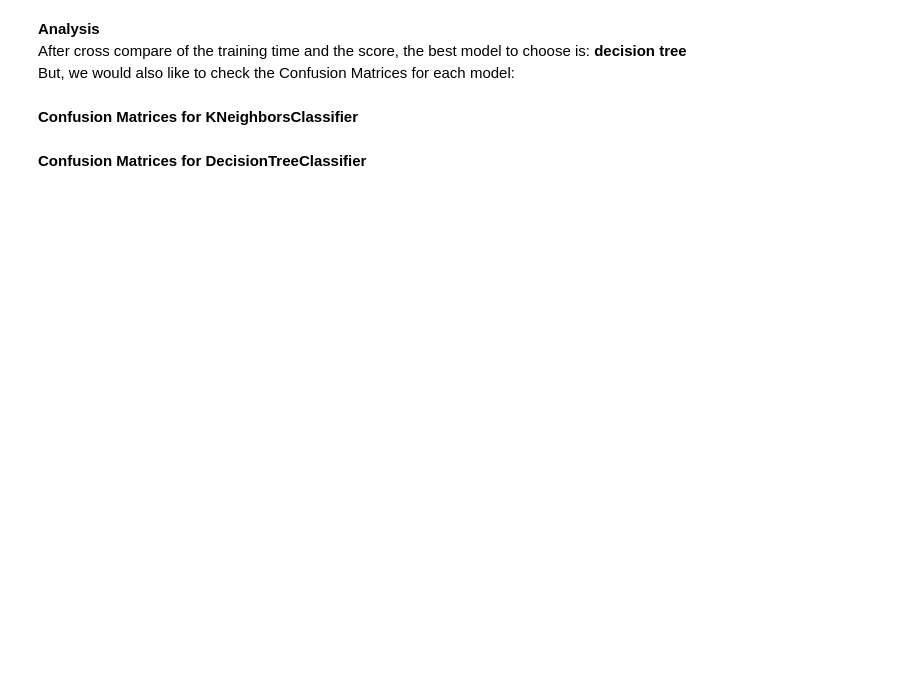
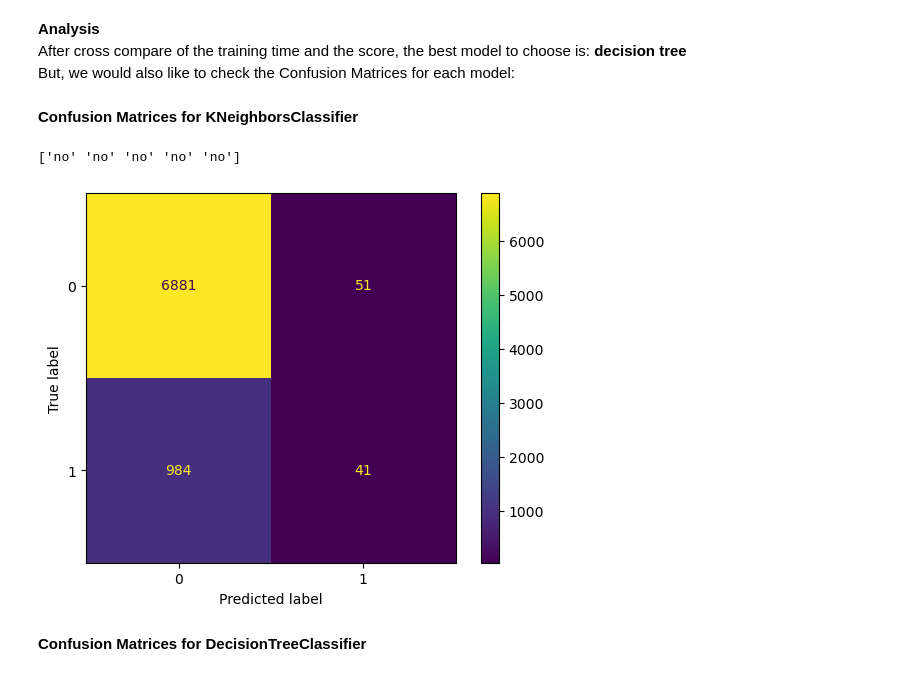
Before and after one commit to bohu2023/bank_marketing_analysis, a Jupyter notebook: solution.ipynb, the cells around one changed output. Saved outputs shown, nothing was run; the diff lists cells and outputs as text; code cells hidden in the pictures; blank space fills up the shorter version.

```diff
--- a/solution.ipynb
+++ b/solution.ipynb
@@ -320,9 +442,9 @@ print(f'Best parameters: {best_params}')
 # %%
 tree_pipe = Pipeline([('transform', transformer), ('model', DecisionTreeClassifier())])
 params = {'model__max_depth': [2,3, 4, 5, 8, 10],
-         'model__min_samples_split': [0.05, 0.1, 0.2, 0.05],
+         'model__min_samples_split': [0.01,0.05],
           'model__criterion': ["gini", "entropy"],
-          'model__min_samples_leaf': [0.05, 0.1, 0.2, 0.05]
+          'model__min_samples_leaf': [0.01, 0.05]
          }
 
 grid = GridSearchCV(tree_pipe, param_grid=params)
@@ -397,14 +533,17 @@ But, we would also like to check the Confusion Matrices for each model:
 **Confusion Matrices for KNeighborsClassifier**
 # %%
 test_pipe = Pipeline([('transformer', transformer),
-                    ('model', KNeighborsClassifier(n_neighbors=19, weights='uniform', p=1))])
+                    ('model', KNeighborsClassifier(n_neighbors=17, weights='uniform', p=1))])
 test_pipe.fit(X_train, y_train)
 preds = test_pipe.predict(X_test)
 print(preds[:5])
 confusion_mat = confusion_matrix(y_test, preds)
 disp = ConfusionMatrixDisplay(confusion_matrix=confusion_mat)
 disp.plot()
 plt.show()
+# %% [output]
+['no' 'no' 'no' 'no' 'no']
+[figure, added]
 # %% [markdown]
 **Confusion Matrices for DecisionTreeClassifier**
 # %%
```
Also changed, not shown: parts of 33 cells of this notebook.
